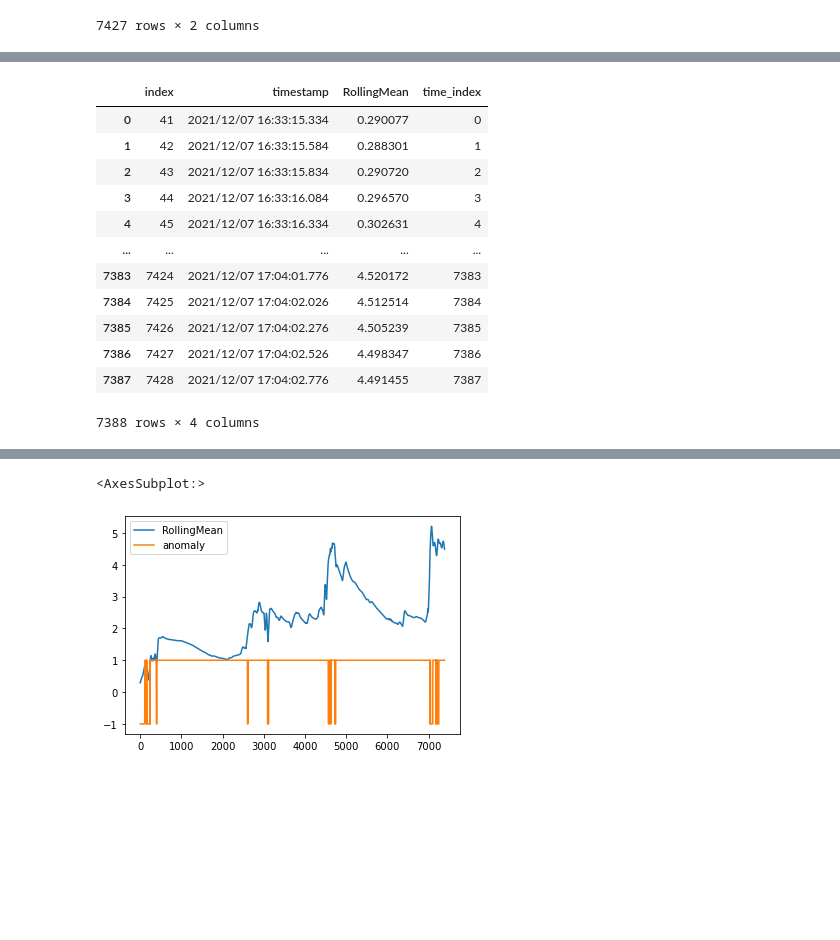
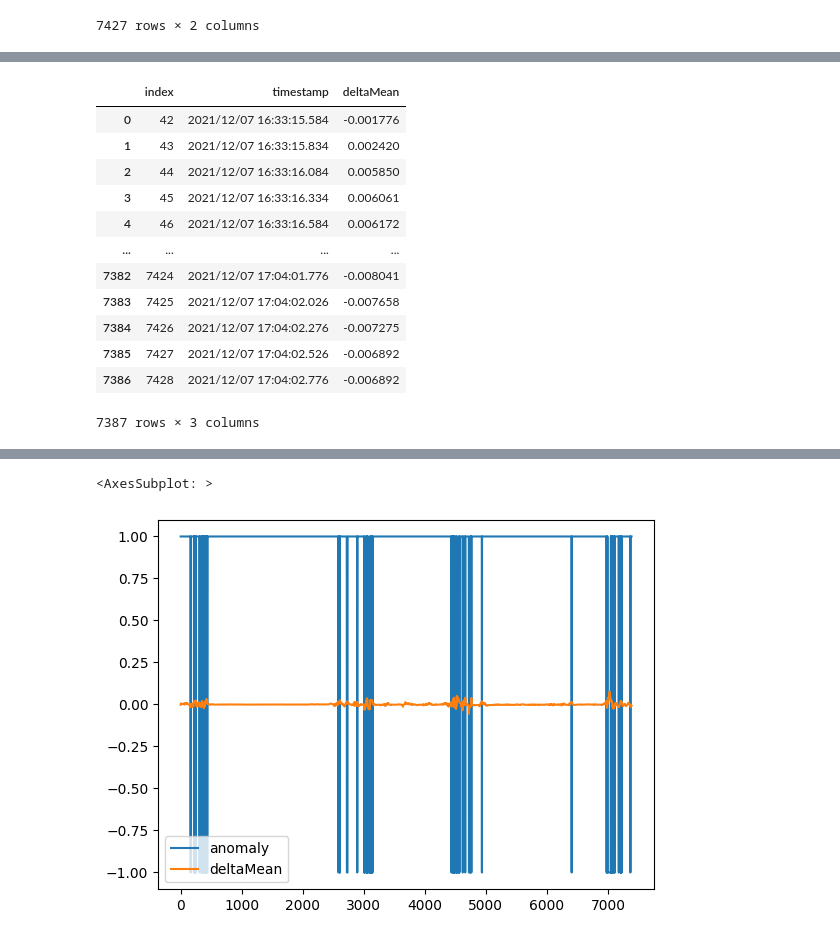
Before and after one commit to Inn0/STP1StressVisualisation, a Jupyter notebook: StressThreshold.ipynb, the cells around one changed output, grey strips where cells are left out. Drawn from its saved outputs; the diff is of its cells as text; code cells hidden in the pictures; blank space fills up the shorter version.

```diff
--- a/StressThreshold.ipynb
+++ b/StressThreshold.ipynb
@@ -146,9 +146,9 @@ df1_2
 df1_2.info()
 df1_2['RollingMean'] = df1_2['RangeCAL_uS'].rolling(40).mean() # rolling average of 10 seconds (4 units = 1 second)
 
-df1_2['RollingMedian'] = df1_2['RangeCAL_uS'].rolling(40).median() # rolling median of 10 seconds
-df1_2['deltaMean'] = df1_2.RollingMean.diff(periods =20)
-df1_2['deltaMedian'] = df1_2.RollingMedian.diff(periods =20)
+df1_2['RollingMedian'] = df1_2['RangeCAL_uS'].rolling(20).median() # rolling median of 10 seconds
+df1_2['deltaMean'] = df1_2.RollingMean.diff(periods =1)
+df1_2['deltaMedian'] = df1_2.RollingMedian.diff(periods =1)
 df1_2['RollingMean'].plot()
 # %% [output]
 <class 'pandas.core.frame.DataFrame'>
@@ -169,27 +170,27 @@ memory usage: 348.3+ KB
 # %%
-anomaly_detection_df = df1_2[['timestamp', 'RollingMean']].copy().dropna()
+anomaly_detection_df = df1_2[['timestamp', 'deltaMean']].copy().dropna()
 anomaly_detection_df = anomaly_detection_df.reset_index()
 # anomaly_detection_df['time_index'] = anomaly_detection_df.index
 anomaly_detection_df
 # %% [output]
-|  | index | timestamp | RollingMean | time_index |
-| 0 | 41 | 2021/12/07 16:33:15.334 | 0.290077 | 0 |
-| 1 | 42 | 2021/12/07 16:33:15.584 | 0.288301 | 1 |
-| 2 | 43 | 2021/12/07 16:33:15.834 | 0.290720 | 2 |
-| 3 | 44 | 2021/12/07 16:33:16.084 | 0.296570 | 3 |
-| 4 | 45 | 2021/12/07 16:33:16.334 | 0.302631 | 4 |
-| ... | ... | ... | ... | ... |
-| 7383 | 7424 | 2021/12/07 17:04:01.776 | 4.520172 | 7383 |
-| 7384 | 7425 | 2021/12/07 17:04:02.026 | 4.512514 | 7384 |
-| 7385 | 7426 | 2021/12/07 17:04:02.276 | 4.505239 | 7385 |
-| 7386 | 7427 | 2021/12/07 17:04:02.526 | 4.498347 | 7386 |
-| 7387 | 7428 | 2021/12/07 17:04:02.776 | 4.491455 | 7387 |
+|  | index | timestamp | deltaMean |
+| 0 | 42 | 2021/12/07 16:33:15.584 | -0.001776 |
+| 1 | 43 | 2021/12/07 16:33:15.834 | 0.002420 |
+| 2 | 44 | 2021/12/07 16:33:16.084 | 0.005850 |
+| 3 | 45 | 2021/12/07 16:33:16.334 | 0.006061 |
+| 4 | 46 | 2021/12/07 16:33:16.584 | 0.006172 |
+| ... | ... | ... | ... |
+| 7382 | 7424 | 2021/12/07 17:04:01.776 | -0.008041 |
+| 7383 | 7425 | 2021/12/07 17:04:02.026 | -0.007658 |
+| 7384 | 7426 | 2021/12/07 17:04:02.276 | -0.007275 |
+| 7385 | 7427 | 2021/12/07 17:04:02.526 | -0.006892 |
+| 7386 | 7428 | 2021/12/07 17:04:02.776 | -0.006892 |
-7388 rows × 4 columns
+7387 rows × 3 columns
 # %%
 from sklearn.ensemble import IsolationForest
 
 IF = IsolationForest(random_state=0, contamination=0.05, n_estimators=200, max_samples=0.7)
-model_data = anomaly_detection_df[['RollingMean']]
+model_data = anomaly_detection_df[['deltaMean']]
 IF.fit(model_data)
 
 anomaly_detection_df['scores']=IF.decision_function(model_data)
@@ -201,5 +202,5 @@ anomaly_index=list(anomaly.index)
 print(anomaly)
 print(anomaly_index)
 
-anomaly_detection_df[['RollingMean', 'anomaly']].plot()
+anomaly_detection_df[['anomaly','deltaMean']].plot()
 # %% [output]
@@ -223,2 +222,2 @@ anomaly_detection_df[['RollingMean', 'anomaly']].plot()
-<AxesSubplot:>
+<AxesSubplot: >
-[figure, old version]
+[figure, new version]
```
Also changed, not shown: parts of 17 cells of this notebook.
